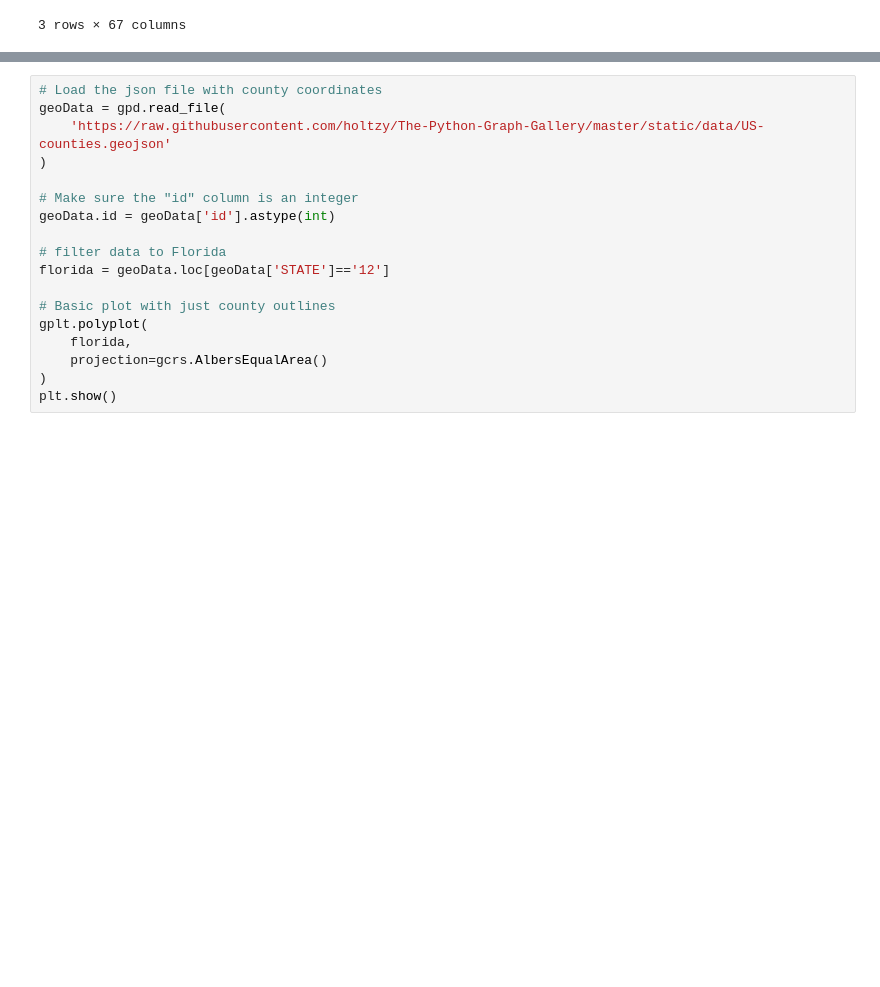
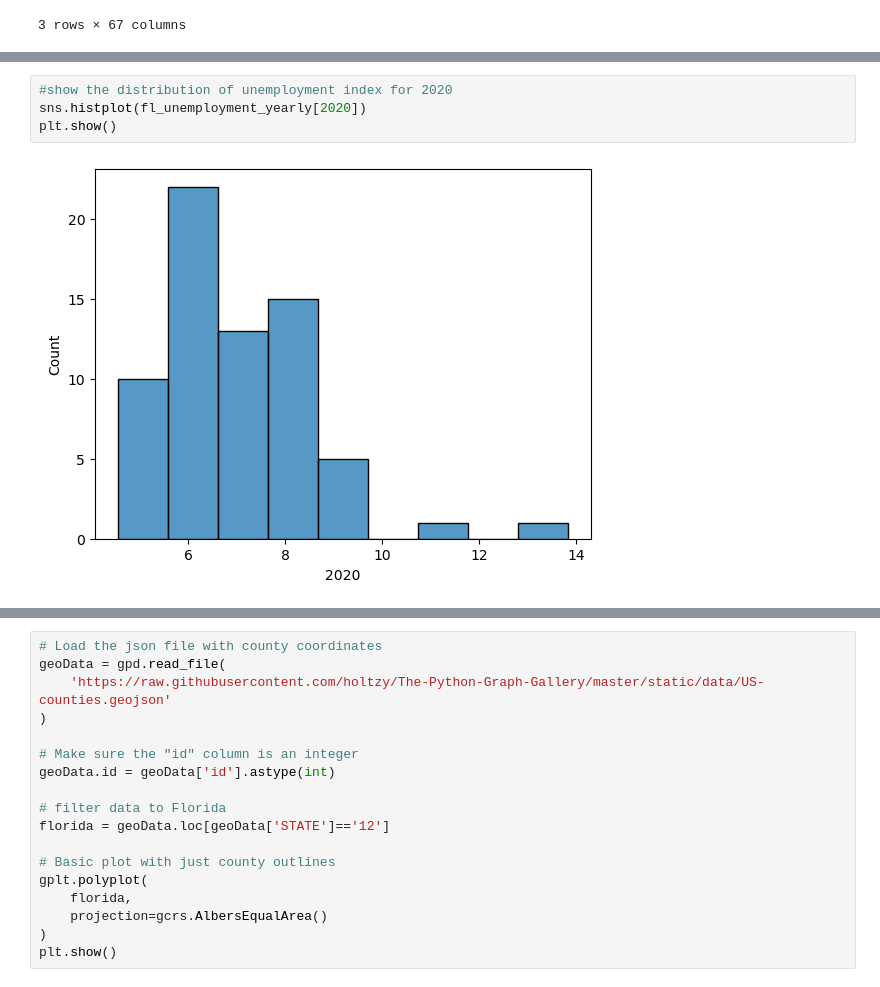
Before and after one commit to UDoWhile/Project-1, a Jupyter notebook: main_angelica.ipynb, the cells around one changed output, grey strips where cells are left out. Saved outputs shown, nothing was run; the diff lists cells and outputs as text; blank space fills up the shorter version.

```diff
--- a/main_angelica.ipynb
+++ b/main_angelica.ipynb
@@ -102,0 +120,6 @@ fl_unemployment.head()
+# %%
+#show the distribution of unemployment index for 2020
+sns.histplot(fl_unemployment_yearly[2020])
+plt.show()
+# %% [output]
+[figure, added]
```
Also changed, not shown: parts of 15 cells of this notebook.
